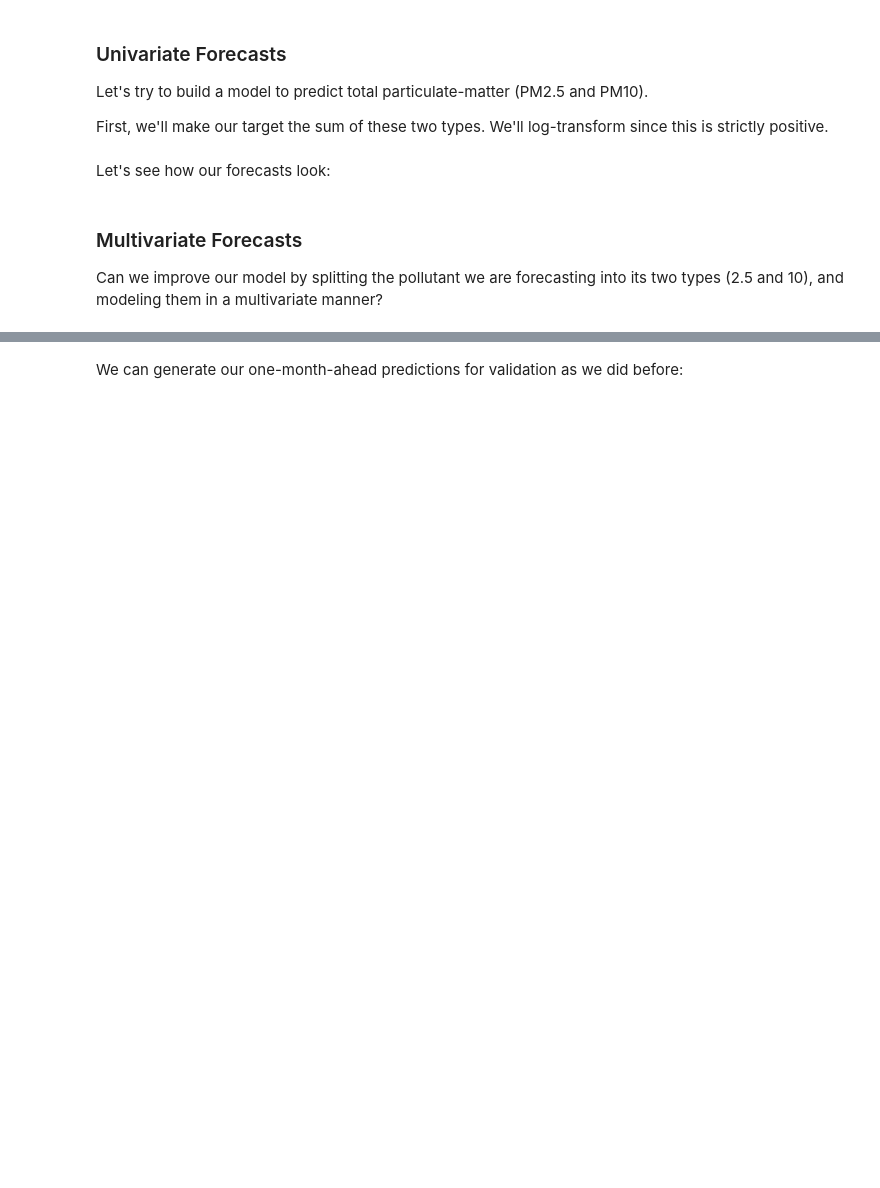
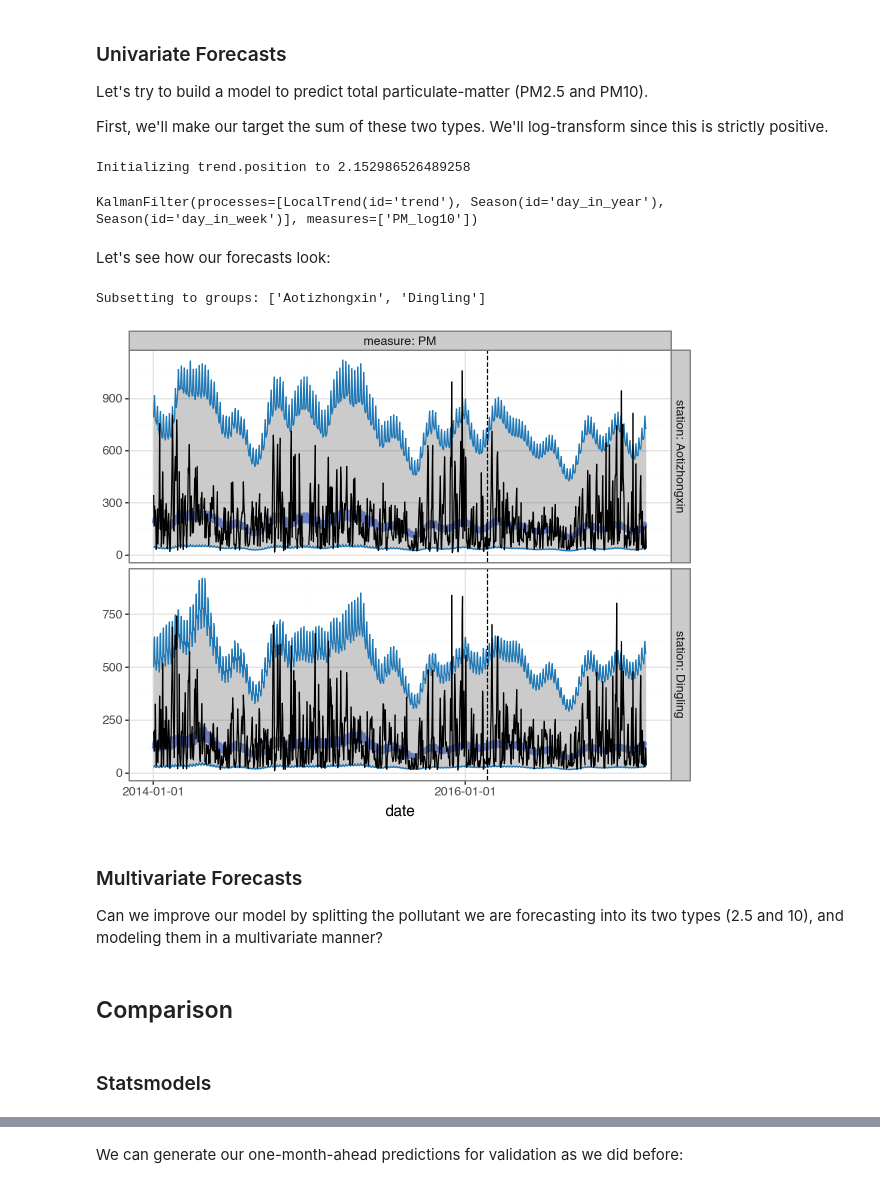
Before and after one commit to strongio/torchcast, a Jupyter notebook: docs/examples/air_quality.ipynb, the cells around one changed output, grey strips where cells are left out. Cells and saved outputs as stored; diff of their text form; code cells hidden in the pictures; blank space fills up the shorter version.

Commit message:
switch air-quality example from weekly to daily

```diff
--- a/docs/examples/air_quality.ipynb
+++ b/docs/examples/air_quality.ipynb
@@ -23,8 +25,8 @@ torch.manual_seed(2025-3-12)
 
 We'll demonstrate several features of `torchcast` using a dataset from the [UCI Machine Learning Data Repository](https://archive.ics.uci.edu/dataset/501/beijing+multi+site+air+quality+data). It includes data on air pollutants and weather from 12 sites.
 # %%
-df_aq = load_air_quality_data('weekly')
+df_aq = load_air_quality_data('daily')
 
 SPLIT_DT = np.datetime64('2016-02-22')
-df_aq['dataset'] = np.where(df_aq['week'] > SPLIT_DT, 'val', 'train')
+df_aq['dataset'] = np.where(df_aq['date'] > SPLIT_DT, 'val', 'train')
 df_aq
@@ -42,10 +58,10 @@ df_aq['PM'] = df_aq['PM10'] + df_aq['PM2p5']
 df_aq['PM_log10'] = np.log10(df_aq['PM'])
 dataset_pm = TimeSeriesDataset.from_dataframe(
     dataframe=df_aq,
-    dt_unit='W',
+    dt_unit='D',
     measure_colnames=['PM_log10'],
     group_colname='station',
-    time_colname='week'
+    time_colname='date'
 )
 dataset_pm_train, _ = dataset_pm.train_val_split(dt=SPLIT_DT)
 
@@ -56,9 +72,16 @@ kf_pm = KalmanFilter(
         LocalTrend(id='trend'),
         Season(
             id='day_in_year',
-            period=365.25 / 7,
-            dt_unit='W',
+            period=365.25,
+            dt_unit='D',
             K=5,
+            fixed=True
+        ),
+        Season(
+            id='day_in_week',
+            period=7,
+            dt_unit='D',
+            K=2,
             fixed=True
         )
     ]
@@ -67,7 +90,11 @@ kf_pm = KalmanFilter(
 # fit:
 kf_pm.fit(
     dataset_pm_train.tensors[0],
-    start_offsets=dataset_pm_train.start_datetimes
+    start_offsets=dataset_pm_train.start_datetimes,
+    n_step=5, every_step=False
 )
+# %% [output]
+Initializing trend.position to 2.152986526489258
+KalmanFilter(processes=[LocalTrend(id='trend'), Season(id='day_in_year'), Season(id='day_in_week')], measures=['PM_log10'])
 # %% [markdown]
 Let's see how our forecasts look:
@@ -74,34 +103,41 @@ Let's see how our forecasts look:
 # %%
 # helper for transforming log back to original:
 def inverse_transform(df: pd.DataFrame) -> pd.DataFrame:
     df = df.copy()
     # bias-correction for log-transform (see https://otexts.com/fpp2/transformations.html#bias-adjustments)
     df['mean'] = df['mean'] + .5 * df['std'] ** 2
     df['lower'] = df['mean'] - 1.96 * df['std']
     df['upper'] = df['mean'] + 1.96 * df['std']
     # inverse the log10:
     df[['actual', 'mean', 'upper', 'lower']] = 10 ** df[['actual', 'mean', 'upper', 'lower']]
     df['measure'] = df['measure'].str.replace('_log10', '')
     return df
 
 # generate forecasts:
 forecast = kf_pm(
         dataset_pm_train.tensors[0],
         start_offsets=dataset_pm_train.start_datetimes,
         out_timesteps=dataset_pm.tensors[0].shape[1]
 )
 
 df_uv_pred = (forecast
-             .set_metadata(group_colname='station', time_colname='week')
+             .set_metadata(group_colname='station', time_colname='date')
              .to_dataframe(dataset_pm, conf=None)
              .pipe(inverse_transform))
 forecast.plot(
-    df_uv_pred,
+    df_uv_pred.query("date>'2014-01-01'"),
     max_num_groups=2,
     split_dt=SPLIT_DT,
     figure_size=(6,5)
 )
+# %% [output]
+Subsetting to groups: ['Aotizhongxin', 'Dingling']
+[figure, added]
 # %% [markdown]
 ### Multivariate Forecasts
 
 Can we improve our model by splitting the pollutant we are forecasting into its two types (2.5 and 10), and modeling them in a multivariate manner?
+# %% [markdown]
+## Comparison
+# %% [markdown]
+### Statsmodels
```
Also changed, not shown: parts of 22 cells of this notebook.
